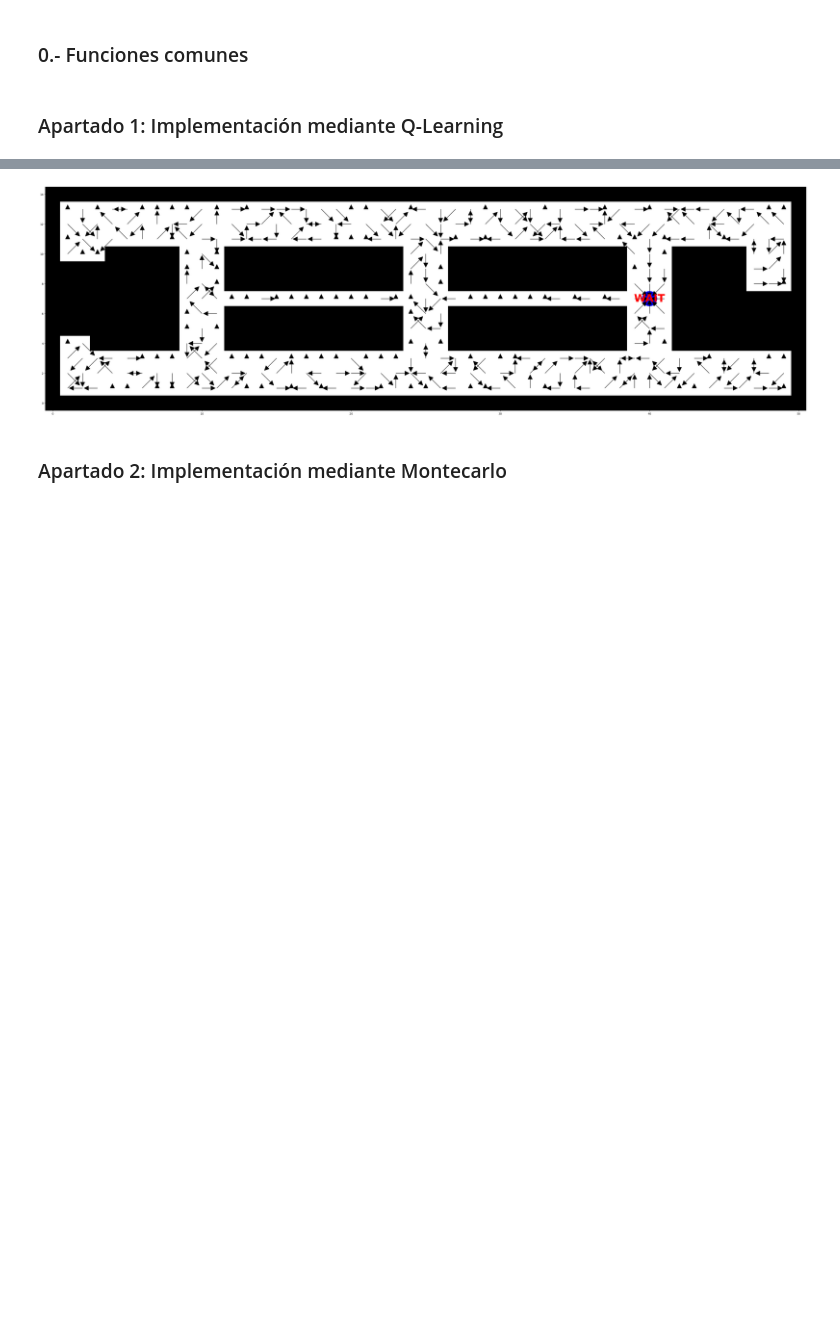
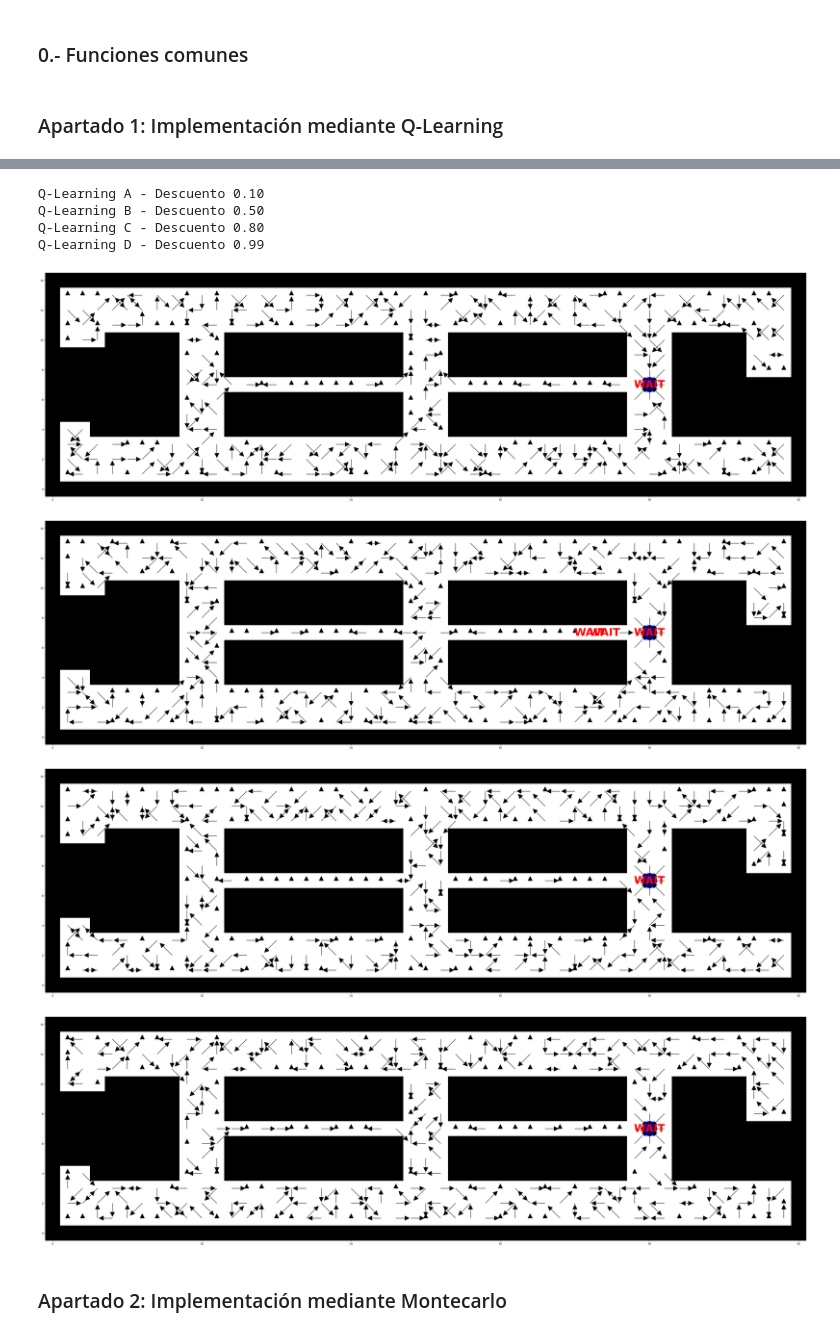
Before and after one commit to jormunrod/IA_RL_Project, a Jupyter notebook: Proyect.ipynb, the cells around one changed output, grey strips where cells are left out. Cells and saved outputs as stored; diff of their text form; code cells hidden in the pictures; blank space fills up the shorter version.

```diff
--- a/Proyect.ipynb
+++ b/Proyect.ipynb
@@ -196,7 +200,40 @@ nav_transiciones_sistema = crea_transiciones_sistema(Perror)
-# %%
-visualiza_politica(politica_ql)
-# %% [output]
-[figure, removed]
+# %%
+# Q-Learning con diferentes valores de descuento
+# a) Descuento = 0.10 (politica_ql_a)
+# b) Descuento = 0.50 (politica_ql_b)
+# c) Descuento = 0.80 (politica_ql_c)
+# d) Descuento = 0.99 (politica_ql_d)
+
+ql_a = mdp.QLearning(nav_transiciones_sistema, nav_recompensas_sistema, discount=0.10, n_iter=30000)
+ql_a.run()
+politica_ql_a = parsea_politica_ql(ql_a)
+ql_b = mdp.QLearning(nav_transiciones_sistema, nav_recompensas_sistema, discount=0.50, n_iter=30000)
+ql_b.run()
+politica_ql_b = parsea_politica_ql(ql_b)
+ql_c = mdp.QLearning(nav_transiciones_sistema, nav_recompensas_sistema, discount=0.80, n_iter=30000)
+ql_c.run()
+politica_ql_c = parsea_politica_ql(ql_c)
+ql_d = mdp.QLearning(nav_transiciones_sistema, nav_recompensas_sistema, discount=0.99, n_iter=30000)
+ql_d.run()
+politica_ql_d = parsea_politica_ql(ql_d)
+# %%
+print("Q-Learning A - Descuento 0.10")
+visualiza_politica(politica_ql_a)
+print("Q-Learning B - Descuento 0.50")
+visualiza_politica(politica_ql_b)
+print("Q-Learning C - Descuento 0.80")
+visualiza_politica(politica_ql_c)
+print("Q-Learning D - Descuento 0.99")
+visualiza_politica(politica_ql_d)
+# %% [output]
+Q-Learning A - Descuento 0.10
+Q-Learning B - Descuento 0.50
+Q-Learning C - Descuento 0.80
+Q-Learning D - Descuento 0.99
+[figure, added]
+[figure, added]
+[figure, added]
+[figure, added]
 # %% [markdown]
 ### Apartado 2: Implementación mediante Montecarlo
 # %%
```
Also changed, not shown: parts of 12 cells of this notebook.
